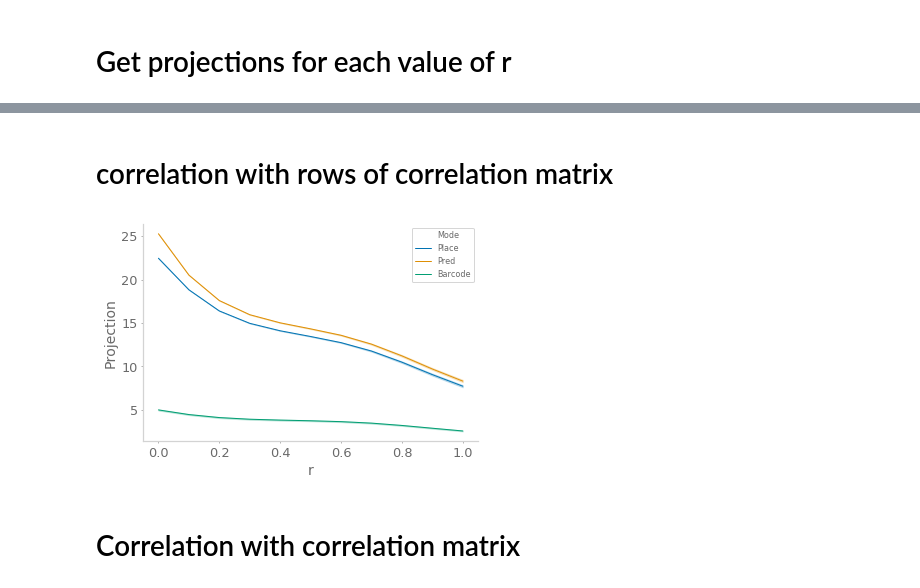
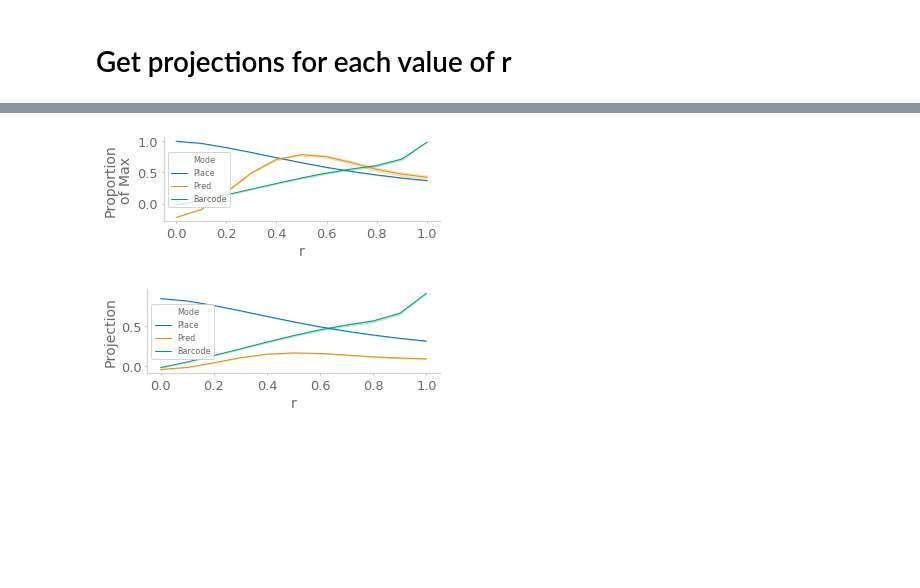
Before and after one commit to chingf/barcodes, a Jupyter notebook: Fig6-prediction-effect-of-rec-strength.ipynb, the cells around one changed output, grey strips where cells are left out. Drawn from its saved outputs; the diff is of its cells as text; code cells hidden in the pictures; blank space fills up the shorter version.

```diff
--- a/Fig6-prediction-effect-of-rec-strength.ipynb
+++ b/Fig6-prediction-effect-of-rec-strength.ipynb
@@ -22,8 +22,6 @@ model = Model(
     plasticity_bias = -0.45,
     narrow_search_factor=0.5, wide_search_factor=1.5,
     )
-# %%
-_, barcode_acts, _, _ = model.run_recurrent_r(place_inputs, 1.0)
 # %%
 _, place_acts, _, _ = model.run_nonrecurrent(place_inputs)
 # %% [markdown]
@@ -63,2 +39,2 @@ plt.show()
 # %%
-_, acts, _, _ = model.run_recurrent_r(place_inputs, 0.3)
+_, cache_acts, _, _ = model.run_recurrent_r(place_inputs, 1.0)
@@ -86,4 +41,2 @@ plt.show()
-# %%
-_, final_barcode_acts, _, _ = model.run_recurrent_r(place_inputs, 1.0)
 # %% [markdown]
 # Get projections for each value of r
@@ -104,5 +43,3 @@ plt.show()
-# %% [markdown]
-# correlation with rows of correlation matrix
 # %%
 data = {
     'Projection': [],
@@ -111,21 +48,30 @@ data = {
     }
 for r in np.arange(0, 1.1, 0.1):
     _, acts, _, _ = model.run_recurrent_r(place_inputs, r)
-    acts = acts - acts.mean()
-    _bar = np.corrcoef(barcode_acts)
-    _place = np.corrcoef(place_acts)
-    _pred = np.corrcoef(pred_acts)
-    _act = np.corrcoef(acts)
 
     for row in range(acts.shape[0]):
-        data['Projection'].append(np.dot(_act[row], _place[row]))
+        _act = acts[row].copy()
+        _act = _act - _act.mean()
+        _act = _act/np.linalg.norm(_act)
+
+        _place = place_acts[row] / np.linalg.norm(place_acts[row])
+        _cache = cache_acts[row]
+        _bar = _cache - np.dot(_cache, _place) * _place
+        _bar = _bar/np.linalg.norm(_bar)
+        _pred = place_acts[(row+3)%num_states]
+        _pred = _pred - np.dot(_pred, _place) * _place
+        _pred = _pred/np.linalg.norm(_pred)
+        _place_minus_pred = place_acts[row] - np.dot(place_acts[row], _pred) * _pred
+        _place_minus_pred = _place_minus_pred/np.linalg.norm(_place_minus_pred)
+
+        data['Projection'].append(np.dot(_act, _place_minus_pred))
         data['r'].append(r)
         data['Mode'].append('Place')
 
-        data['Projection'].append(np.dot(_act[row], _pred[row]))
+        data['Projection'].append(np.dot(_act, _pred))
         data['r'].append(r)
         data['Mode'].append('Pred')
 
-        data['Projection'].append(np.dot(_act[row], _bar[row]))
+        data['Projection'].append(np.dot(_act, _bar))
         data['r'].append(r)
         data['Mode'].append('Barcode')
@@ -134,8 +78,29 @@ df = pd.DataFrame(data)
+# %%
+df = pd.DataFrame(data)
+df.loc[df['Mode'] =='Pred', 'Projection'] /= np.max(df.loc[df['Mode'] =='Pred', 'Projection'])
+df.loc[df['Mode'] =='Place', 'Projection'] /= np.max(df.loc[df['Mode'] =='Place', 'Projection'])
+df.loc[df['Mode'] =='Barcode', 'Projection'] /= np.max(df.loc[df['Mode'] =='Barcode', 'Projection'])
+plt.figure(figsize=(5,2))
+sns.lineplot(
+    x='r', y='Projection', hue='Mode',
+    data=df, palette=['C0', 'C1', 'C2'],
+    hue_order=['Place', 'Pred', 'Barcode'])
+plt.ylabel('Proportion\nof Max')
+plt.tight_layout()
+plt.savefig('pred_rstrength.png', dpi=300)
+plt.show()
+# %% [output]
+[figure, added]
 # %%
-plt.figure()
-sns.lineplot(x='r', y='Projection', hue='Mode', data=df)
+df = pd.DataFrame(data)
+plt.figure(figsize=(5,2))
+sns.lineplot(
+    x='r', y='Projection', hue='Mode',
+    data=df,
+)
+plt.ylabel('Projection')
+plt.tight_layout()
+plt.savefig('pred_rstrength.png', dpi=300)
 plt.show()
 # %% [output]
-[figure, old version]
+[figure, new version]
-# %% [markdown]
-# Correlation with correlation matrix
```
Also changed, not shown: parts of 19 cells of this notebook, 14 other files.
